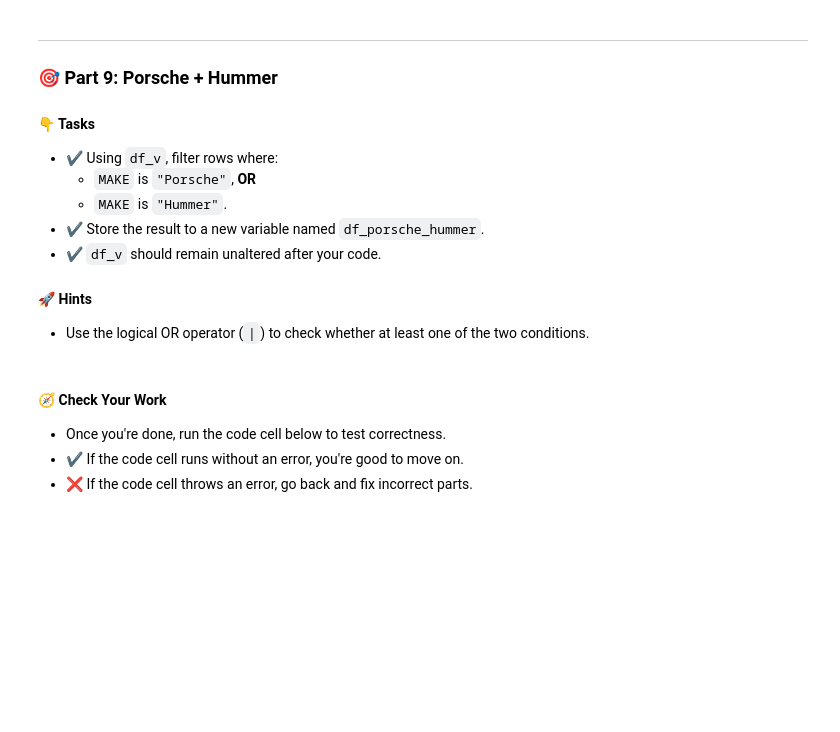
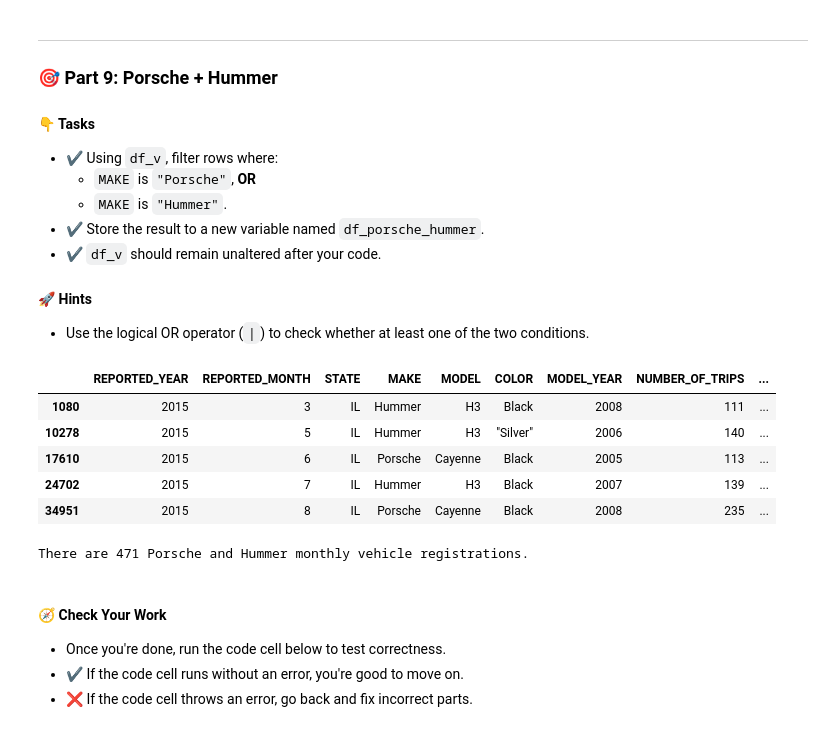
Before and after one commit to emimanaligod/microprojects, a Jupyter notebook: case-study-01-rideshare-vehicles.ipynb, the cells around one changed output. Drawn from its saved outputs; the diff is of its cells as text; code cells hidden in the pictures; blank space fills up the shorter version.

```diff
--- a/case-study-01-rideshare-vehicles.ipynb
+++ b/case-study-01-rideshare-vehicles.ipynb
@@ -397,11 +405,19 @@ pd.testing.assert_frame_equal(df_v_backup
 - Use the logical OR operator (`|`) to check whether at least one of the two conditions.
 # %%
 # YOUR CODE BEGINS
-
+df_porsche_hummer = df_v.loc[(df_v["MAKE"] == "Porsche") | (df_v["MAKE"] == "Hummer")].copy()
 # YOUR CODE ENDS
 
 display(df_porsche_hummer.head(5))
 print(f'There are {df_porsche_hummer.shape[0]} Porsche and Hummer monthly vehicle registrations.')
+# %% [output]
+|  | REPORTED_YEAR | REPORTED_MONTH | STATE | MAKE | MODEL | COLOR | MODEL_YEAR | NUMBER_OF_TRIPS | ... |
+| 1080 | 2015 | 3 | IL | Hummer | H3 | Black | 2008 | 111 | ... |
+| 10278 | 2015 | 5 | IL | Hummer | H3 | "Silver" | 2006 | 140 | ... |
+| 17610 | 2015 | 6 | IL | Porsche | Cayenne | Black | 2005 | 113 | ... |
+| 24702 | 2015 | 7 | IL | Hummer | H3 | Black | 2007 | 139 | ... |
+| 34951 | 2015 | 8 | IL | Porsche | Cayenne | Black | 2008 | 235 | ... |
+There are 471 Porsche and Hummer monthly vehicle registrations.
 # %% [markdown]
 #### 🧭 Check Your Work
 
```
Also changed, not shown: parts of 4 cells of this notebook.
